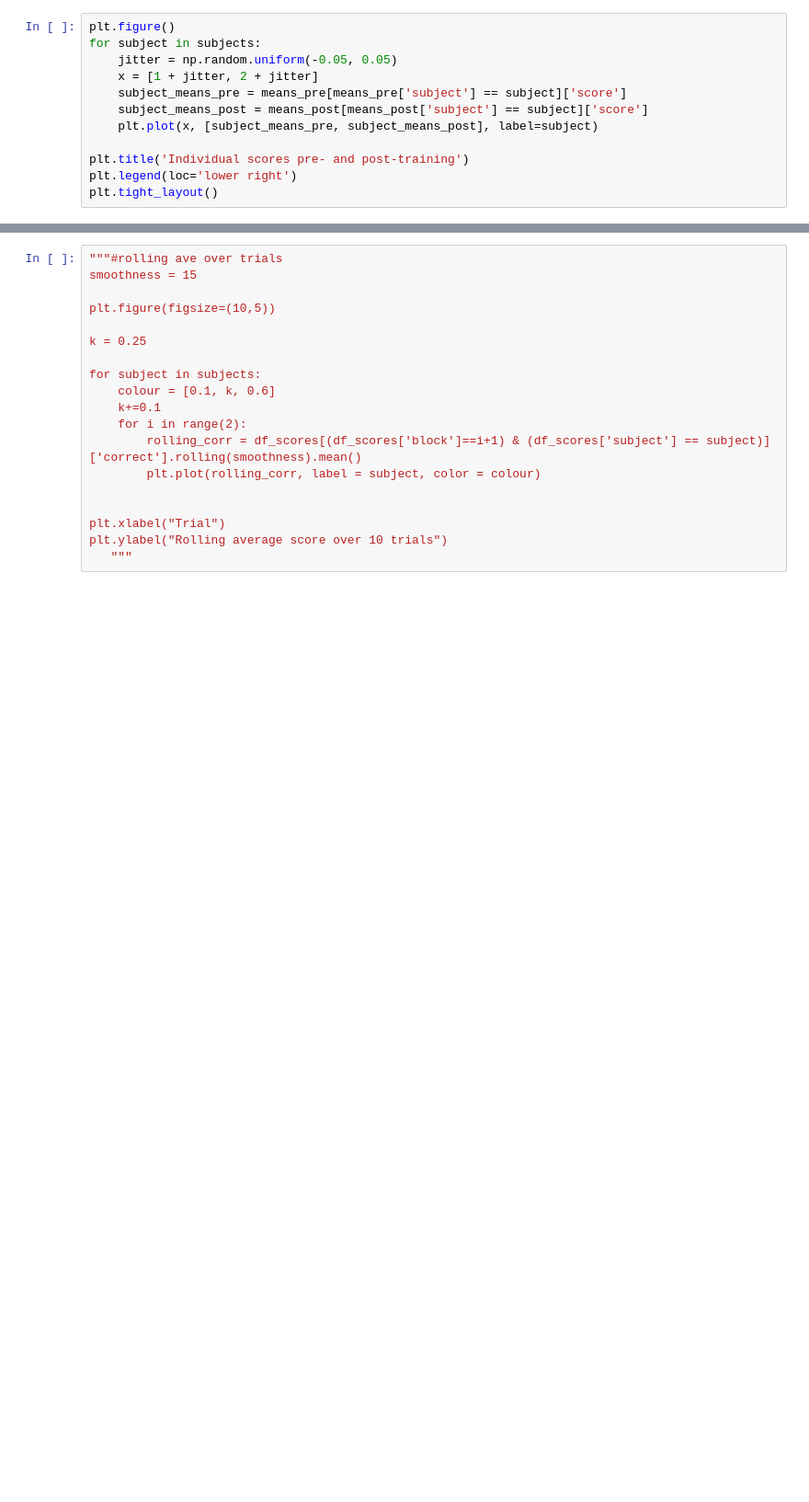
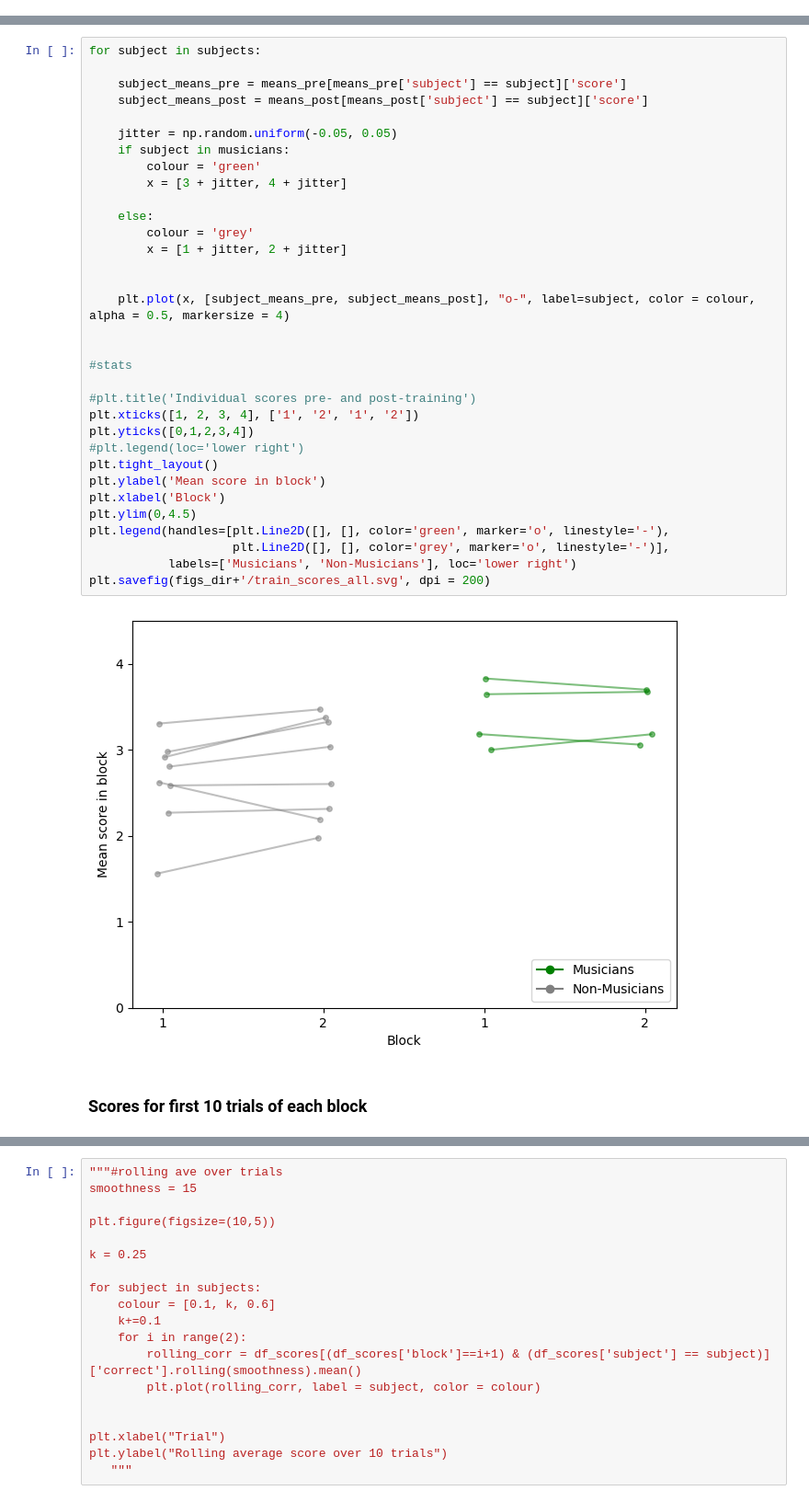
Before and after one commit to haiqin-zhang/AM_stimuli, a Jupyter notebook: stim_scripts/train_analysis/plot_scores.ipynb, the cells around one changed output, grey strips where cells are left out. Shown at 92% size. Saved outputs shown, nothing was run; the diff lists cells and outputs as text; blank space fills up the shorter version.

Commit message:
stats on training scores

```diff
--- a/stim_scripts/train_analysis/plot_scores.ipynb
+++ b/stim_scripts/train_analysis/plot_scores.ipynb
@@ -52,12 +74,0 @@ means_pre_10 = ave_score(df_scores, 'beginning1')
-# %%
-plt.figure()
-for subject in subjects:
-    jitter = np.random.uniform(-0.05, 0.05)
-    x = [1 + jitter, 2 + jitter]
-    subject_means_pre = means_pre[means_pre['subject'] == subject]['score']
-    subject_means_post = means_post[means_post['subject'] == subject]['score']
-    plt.plot(x, [subject_means_pre, subject_means_post], label=subject)
-
-plt.title('Individual scores pre- and post-training')
-plt.legend(loc='lower right')
-plt.tight_layout()
@@ -65,0 +98,37 @@ plt.tight_layout()
+# %%
+for subject in subjects:
+
+    subject_means_pre = means_pre[means_pre['subject'] == subject]['score']
+    subject_means_post = means_post[means_post['subject'] == subject]['score']
+
+    jitter = np.random.uniform(-0.05, 0.05)
+    if subject in musicians:
+        colour = 'green'
+        x = [3 + jitter, 4 + jitter]
+
+    else:
+        colour = 'grey'
+        x = [1 + jitter, 2 + jitter]
+
+
+    plt.plot(x, [subject_means_pre, subject_means_post], "o-", label=subject, color = colour, alpha = 0.5, markersize = 4)
+
+
+#stats
+
+#plt.title('Individual scores pre- and post-training')
+plt.xticks([1, 2, 3, 4], ['1', '2', '1', '2'])
+plt.yticks([0,1,2,3,4])
+#plt.legend(loc='lower right')
+plt.tight_layout()
+plt.ylabel('Mean score in block')
+plt.xlabel('Block')
+plt.ylim(0,4.5)
+plt.legend(handles=[plt.Line2D([], [], color='green', marker='o', linestyle='-'),
+                    plt.Line2D([], [], color='grey', marker='o', linestyle='-')],
+           labels=['Musicians', 'Non-Musicians'], loc='lower right')
+plt.savefig(figs_dir+'/train_scores_all.svg', dpi = 200)
+# %% [output]
+[figure, added]
+# %% [markdown]
+### Scores for first 10 trials of each block
```
Also changed, not shown: parts of 25 cells of this notebook, 2 other files.
